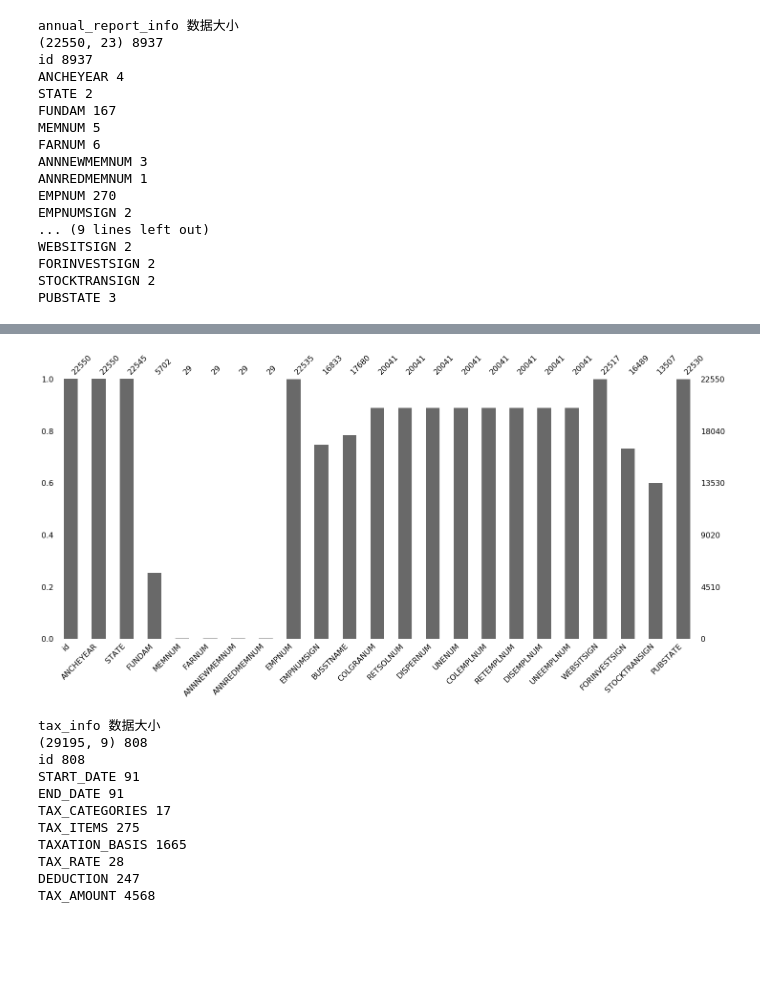
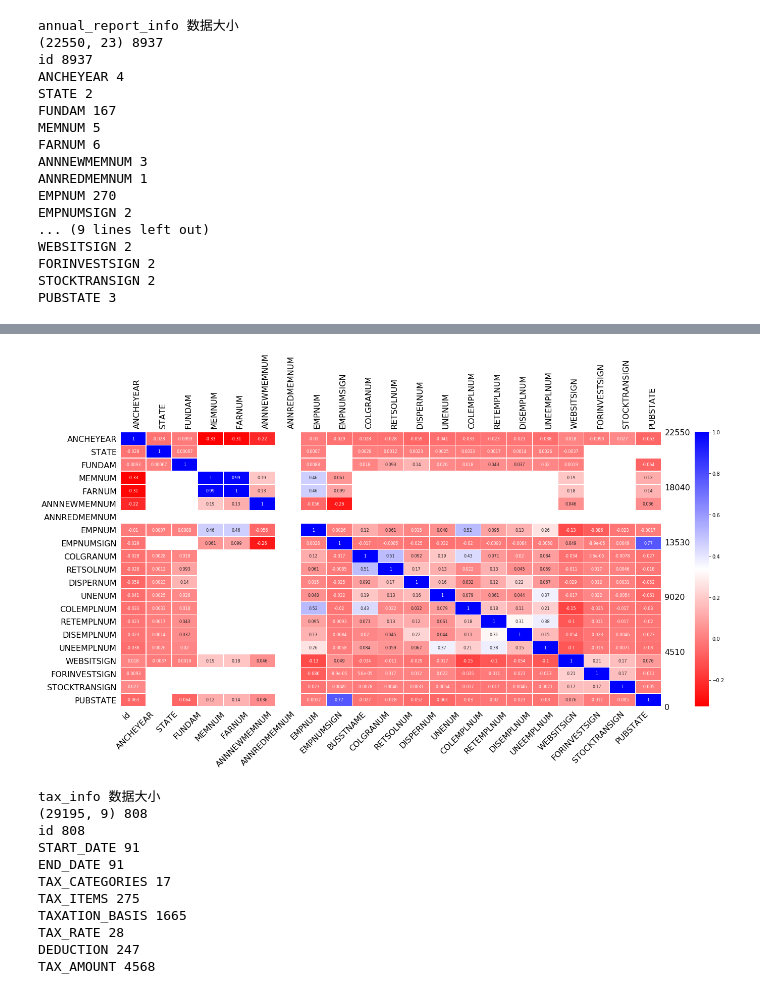
Before and after one commit to BbiHH/ML_poj_lgbmclassifier, a Jupyter notebook: 企业非法集资风险预测.ipynb, the cells around one changed output, grey strips where cells are left out. Saved outputs shown, nothing was run; the diff lists cells and outputs as text; code cells hidden in the pictures; blank space fills up the shorter version.

```diff
--- a/企业非法集资风险预测.ipynb
+++ b/企业非法集资风险预测.ipynb
@@ -100,7 +93,20 @@ for col in annual_report_info.columns:
     print(col, annual_report_info[col].nunique())
 
 # corr协方差分析
-annual_report_info.corr()
+
+
+# corr协方差分析
+import seaborn as sns
+correlation_matrix = annual_report_info.corr()
+sns.heatmap(correlation_matrix,
+            annot=True,
+            cmap="bwr_r",
+            linewidths=0.3,
+            annot_kws={"size": 8})
+
+plt.xticks(rotation=90)
+plt.yticks(rotation=0)
+plt.show()
 # %% [output]
 annual_report_info 数据大小
 (22550, 23) 8937
@@ -139,4 +128,4 @@ PUBSTATE 3
-[figure, old version]
+[figure, new version]
 # %%
 # ------------------tax_info-------------------
 print("tax_info 数据大小")
```
Also changed, not shown: parts of 32 cells of this notebook.
